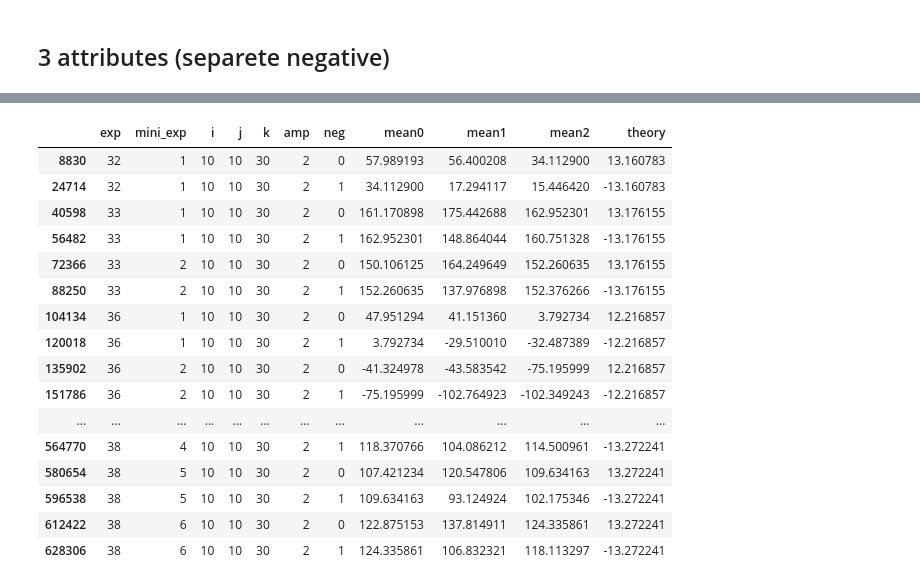
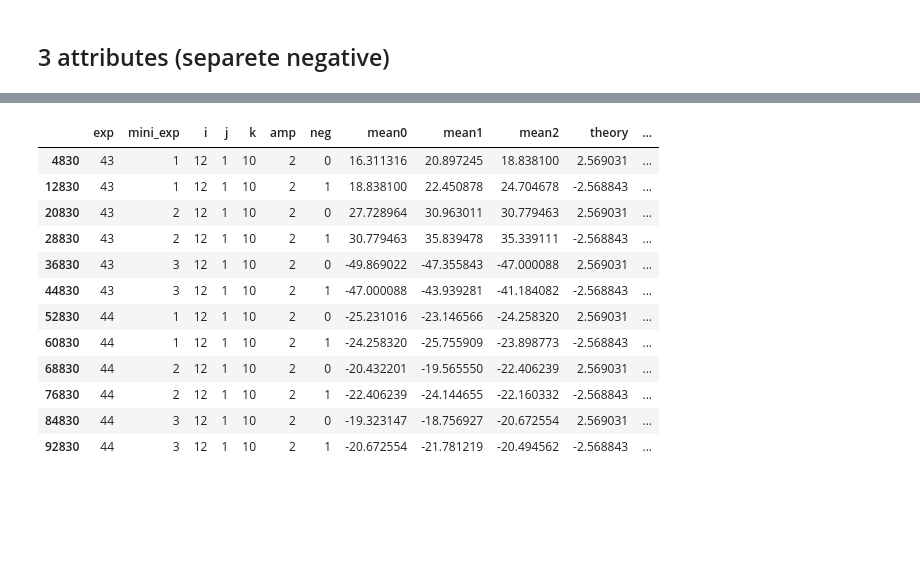
Before and after one commit to chikakoto/tdcs_thesis, a Jupyter notebook: notebooks/0.7_extract_sphere_roi_data.ipynb, the cells around one changed output, grey strips where cells are left out. Drawn from its saved outputs; the diff is of its cells as text; code cells hidden in the pictures; blank space fills up the shorter version.

```diff
--- a/notebooks/0.7_extract_sphere_roi_data.ipynb
+++ b/notebooks/0.7_extract_sphere_roi_data.ipynb
@@ -276,9 +254,0 @@ result_38 = extract_mean_separate_neg(sub_path_38, '38')
-# %%
-# 37
-base_runs = [['4', '6', '8', '10', '12'],
- ['24', '26', '28', '30', '32'],
- ['34', '36', '38', '40', '42'],
- ['44', '46', '48', '50', '52'],
- ['54', '56', '58', '60', '62']]
-bp = [['6','4'],['10','4'],['6','10']],[['26','24'],['30','24'],['26','30']],[['36','34'],['40','34'],['36','40']],[['46','44'],['50','44'],['46','50']],[['56','54'],['60','54'],['56','60']]
-result_37 = extract_mean_separate_neg(sub_path_37, '37')
@@ -302,0 +257,5 @@ result_37 = extract_mean_separate_neg(sub_path_37, '37')
+# %%
+# 43
+br = base_runs[3:5]+[base_runs[8]]
+bp = get_minus_num(br)
+result_43 = extract_mean_separate_neg(sub_path_43, '43', br, bp)
@@ -302,0 +279,5 @@ result_37 = extract_mean_separate_neg(sub_path_37, '37')
+# %%
+# 44
+br = base_runs[3:6]
+bp = get_minus_num(br)
+result_44 = extract_mean_separate_neg(sub_path_44, '44', br, bp)
@@ -315,7 +308,5 @@ print(result_38.shape)
 # %%
-result = result_32.append(result_33, ignore_index=True)
-result = result.append(result_36, ignore_index=True)
-result = result.append(result_37, ignore_index=True)
-result = result.append(result_38, ignore_index=True)
+result = result_43.append(result_44, ignore_index=True)
+# result = result.append(result_45, ignore_index=True)
 result
 # %% [output]
@@ -344,21 +335,17 @@ result.shape
 # %%
-result[(result['i']==10) & (result['j']==10) & (result['k']==30)]
+result[(result['i']==12) & (result['j']==1) & (result['k']==10)]
 # %% [output]
-|  | exp | mini_exp | i | j | k | amp | neg | mean0 | mean1 | mean2 | theory |
-| 8830 | 32 | 1 | 10 | 10 | 30 | 2 | 0 | 57.989193 | 56.400208 | 34.112900 | 13.160783 |
-| 24714 | 32 | 1 | 10 | 10 | 30 | 2 | 1 | 34.112900 | 17.294117 | 15.446420 | -13.160783 |
-| 40598 | 33 | 1 | 10 | 10 | 30 | 2 | 0 | 161.170898 | 175.442688 | 162.952301 | 13.176155 |
-| 56482 | 33 | 1 | 10 | 10 | 30 | 2 | 1 | 162.952301 | 148.864044 | 160.751328 | -13.176155 |
-| 72366 | 33 | 2 | 10 | 10 | 30 | 2 | 0 | 150.106125 | 164.249649 | 152.260635 | 13.176155 |
-| 88250 | 33 | 2 | 10 | 10 | 30 | 2 | 1 | 152.260635 | 137.976898 | 152.376266 | -13.176155 |
-| 104134 | 36 | 1 | 10 | 10 | 30 | 2 | 0 | 47.951294 | 41.151360 | 3.792734 | 12.216857 |
-| 120018 | 36 | 1 | 10 | 10 | 30 | 2 | 1 | 3.792734 | -29.510010 | -32.487389 | -12.216857 |
-| 135902 | 36 | 2 | 10 | 10 | 30 | 2 | 0 | -41.324978 | -43.583542 | -75.195999 | 12.216857 |
-| 151786 | 36 | 2 | 10 | 10 | 30 | 2 | 1 | -75.195999 | -102.764923 | -102.349243 | -12.216857 |
-| ... | ... | ... | ... | ... | ... | ... | ... | ... | ... | ... | ... |
-| 564770 | 38 | 4 | 10 | 10 | 30 | 2 | 1 | 118.370766 | 104.086212 | 114.500961 | -13.272241 |
-| 580654 | 38 | 5 | 10 | 10 | 30 | 2 | 0 | 107.421234 | 120.547806 | 109.634163 | 13.272241 |
-| 596538 | 38 | 5 | 10 | 10 | 30 | 2 | 1 | 109.634163 | 93.124924 | 102.175346 | -13.272241 |
-| 612422 | 38 | 6 | 10 | 10 | 30 | 2 | 0 | 122.875153 | 137.814911 | 124.335861 | 13.272241 |
-| 628306 | 38 | 6 | 10 | 10 | 30 | 2 | 1 | 124.335861 | 106.832321 | 118.113297 | -13.272241 |
+|  | exp | mini_exp | i | j | k | amp | neg | mean0 | mean1 | mean2 | theory | ... |
+| 4830 | 43 | 1 | 12 | 1 | 10 | 2 | 0 | 16.311316 | 20.897245 | 18.838100 | 2.569031 | ... |
+| 12830 | 43 | 1 | 12 | 1 | 10 | 2 | 1 | 18.838100 | 22.450878 | 24.704678 | -2.568843 | ... |
+| 20830 | 43 | 2 | 12 | 1 | 10 | 2 | 0 | 27.728964 | 30.963011 | 30.779463 | 2.569031 | ... |
+| 28830 | 43 | 2 | 12 | 1 | 10 | 2 | 1 | 30.779463 | 35.839478 | 35.339111 | -2.568843 | ... |
+| 36830 | 43 | 3 | 12 | 1 | 10 | 2 | 0 | -49.869022 | -47.355843 | -47.000088 | 2.569031 | ... |
+| 44830 | 43 | 3 | 12 | 1 | 10 | 2 | 1 | -47.000088 | -43.939281 | -41.184082 | -2.568843 | ... |
+| 52830 | 44 | 1 | 12 | 1 | 10 | 2 | 0 | -25.231016 | -23.146566 | -24.258320 | 2.569031 | ... |
+| 60830 | 44 | 1 | 12 | 1 | 10 | 2 | 1 | -24.258320 | -25.755909 | -23.898773 | -2.568843 | ... |
+| 68830 | 44 | 2 | 12 | 1 | 10 | 2 | 0 | -20.432201 | -19.565550 | -22.406239 | 2.569031 | ... |
+| 76830 | 44 | 2 | 12 | 1 | 10 | 2 | 1 | -22.406239 | -24.144655 | -22.160332 | -2.568843 | ... |
+| 84830 | 44 | 3 | 12 | 1 | 10 | 2 | 0 | -19.323147 | -18.756927 | -20.672554 | 2.569031 | ... |
+| 92830 | 44 | 3 | 12 | 1 | 10 | 2 | 1 | -20.672554 | -21.781219 | -20.494562 | -2.568843 | ... |
 # %%
```
Also changed, not shown: parts of 38 cells of this notebook, 5 other files.
